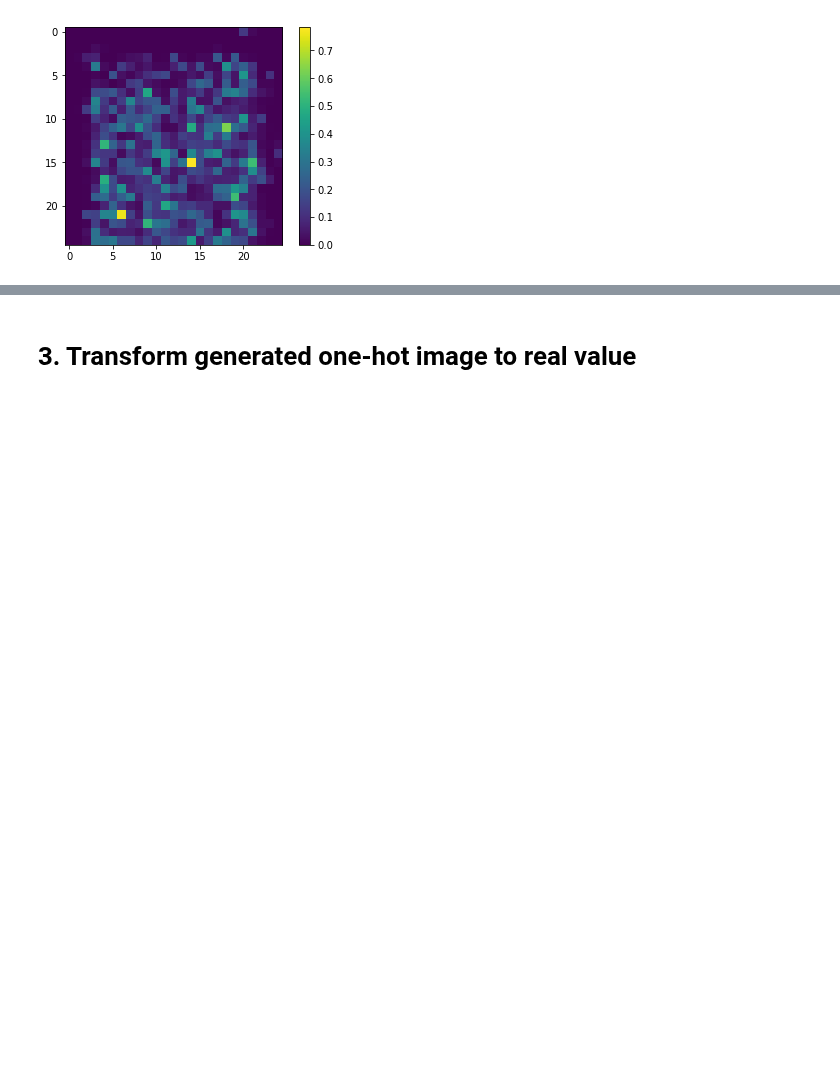
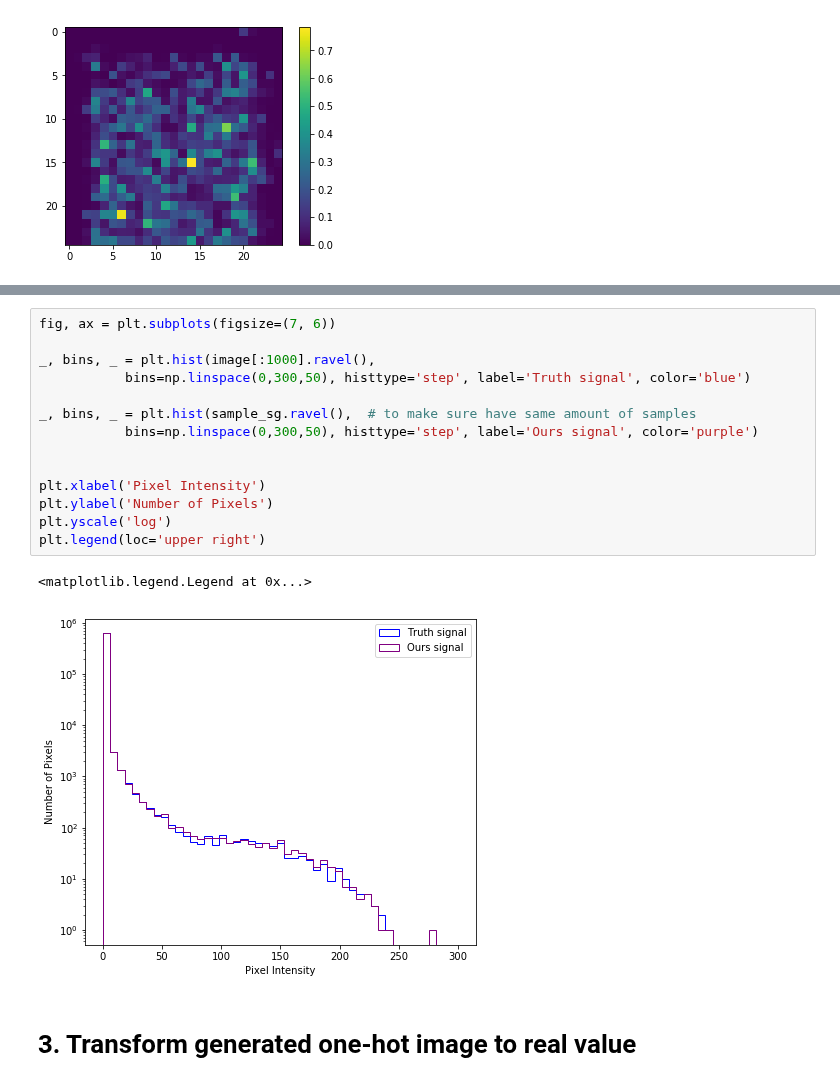
Before and after one commit to adamlu123/SparseImageFlows, a Jupyter notebook: Notebooks/quantize_image.ipynb, the cells around one changed output, grey strips where cells are left out. Saved outputs shown, nothing was run; the diff lists cells and outputs as text; blank space fills up the shorter version.

```diff
--- a/Notebooks/quantize_image.ipynb
+++ b/Notebooks/quantize_image.ipynb
@@ -86,3 +112,20 @@ print(x.mean())
+# %%
+fig, ax = plt.subplots(figsize=(7, 6))
+
+_, bins, _ = plt.hist(image[:1000].ravel(),
+           bins=np.linspace(0,300,50), histtype='step', label='Truth signal', color='blue')
+
+_, bins, _ = plt.hist(sample_sg.ravel(),  # to make sure have same amount of samples
+           bins=np.linspace(0,300,50), histtype='step', label='Ours signal', color='purple')
+
+
+plt.xlabel('Pixel Intensity')
+plt.ylabel('Number of Pixels')
+plt.yscale('log')
+plt.legend(loc='upper right')
+# %% [output]
+<matplotlib.legend.Legend at 0x...>
+[figure, added]
 # %% [markdown]
 # 3. Transform generated one-hot image to real value
 # %% [markdown]
```
Also changed, not shown: parts of 10 cells of this notebook, 5 other files.
